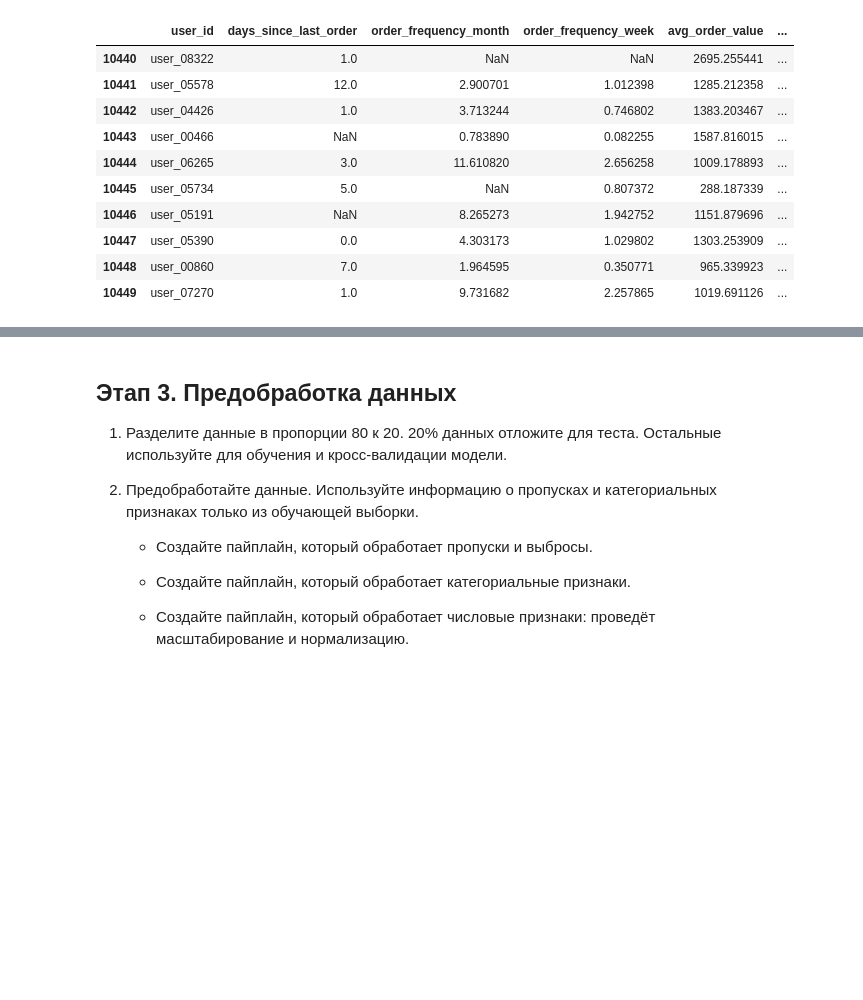
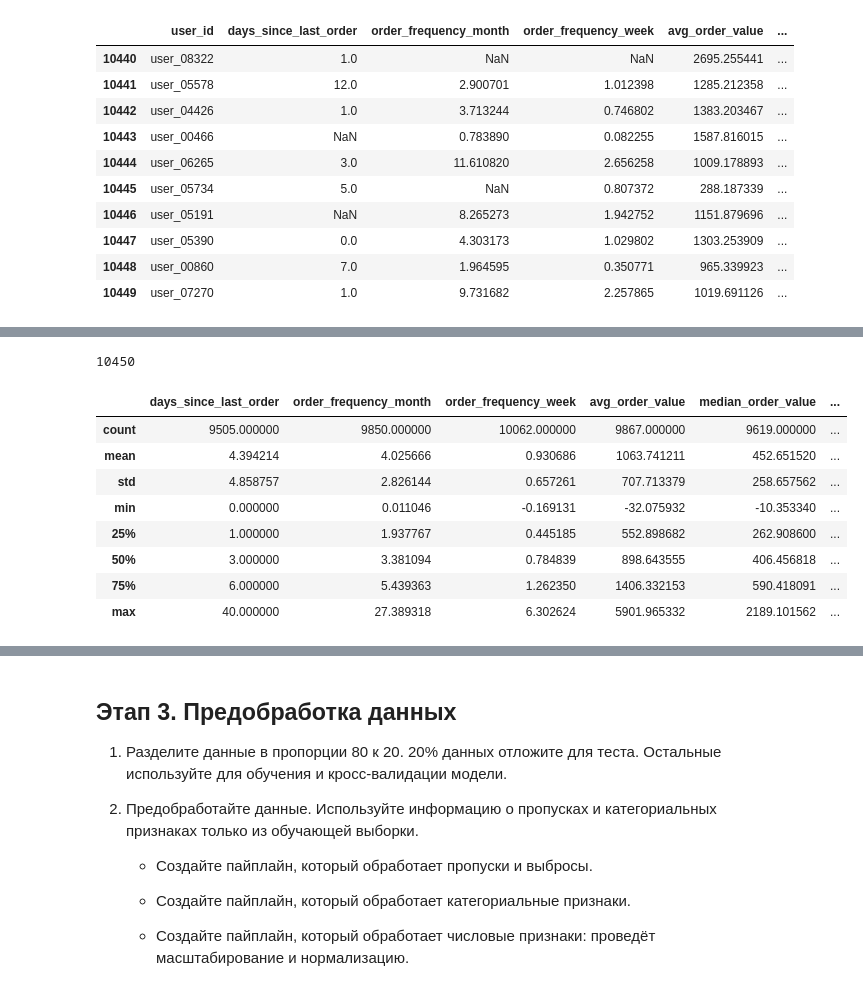
Before and after one commit to TemaQDX/project_happy_coffe_beans, a Jupyter notebook: happy_coffee_beans_project_sprint_11_Artem_Burov.ipynb, the cells around one changed output, grey strips where cells are left out. Cells and saved outputs as stored; diff of their text form; code cells hidden in the pictures; blank space fills up the shorter version.

```diff
--- a/happy_coffee_beans_project_sprint_11_Artem_Burov.ipynb
+++ b/happy_coffee_beans_project_sprint_11_Artem_Burov.ipynb
@@ -173,0 +229,19 @@ ___
+# %%
+df_init['user_id'].nunique()
+# %% [output]
+10450
+# %%
+num_features = df_init.select_dtypes(include=['float64', 'float32']).columns.tolist()
+cat_features = df_init.select_dtypes(include=['str']).columns.tolist()
+# %%
+df_init[num_features].describe()
+# %% [output]
+|  | days_since_last_order | order_frequency_month | order_frequency_week | avg_order_value | median_order_value | ... |
+| count | 9505.000000 | 9850.000000 | 10062.000000 | 9867.000000 | 9619.000000 | ... |
+| mean | 4.394214 | 4.025666 | 0.930686 | 1063.741211 | 452.651520 | ... |
+| std | 4.858757 | 2.826144 | 0.657261 | 707.713379 | 258.657562 | ... |
+| min | 0.000000 | 0.011046 | -0.169131 | -32.075932 | -10.353340 | ... |
+| 25% | 1.000000 | 1.937767 | 0.445185 | 552.898682 | 262.908600 | ... |
+| 50% | 3.000000 | 3.381094 | 0.784839 | 898.643555 | 406.456818 | ... |
+| 75% | 6.000000 | 5.439363 | 1.262350 | 1406.332153 | 590.418091 | ... |
+| max | 40.000000 | 27.389318 | 6.302624 | 5901.965332 | 2189.101562 | ... |
```
Also changed, not shown: parts of 17 cells of this notebook.
